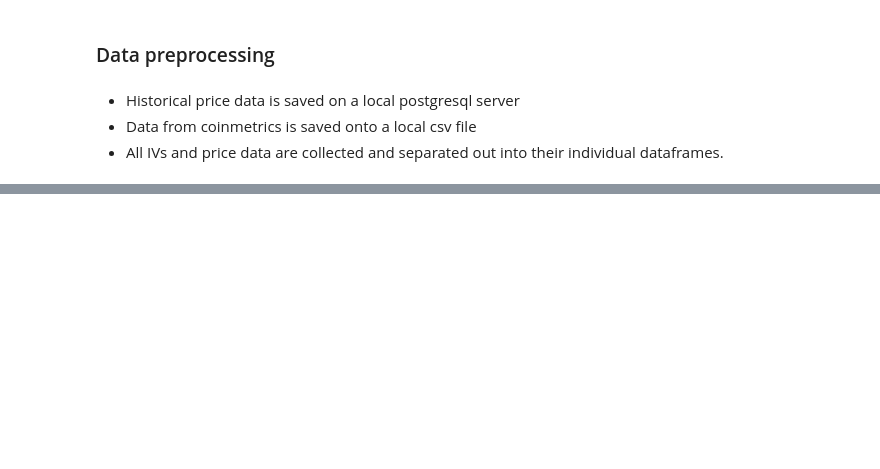
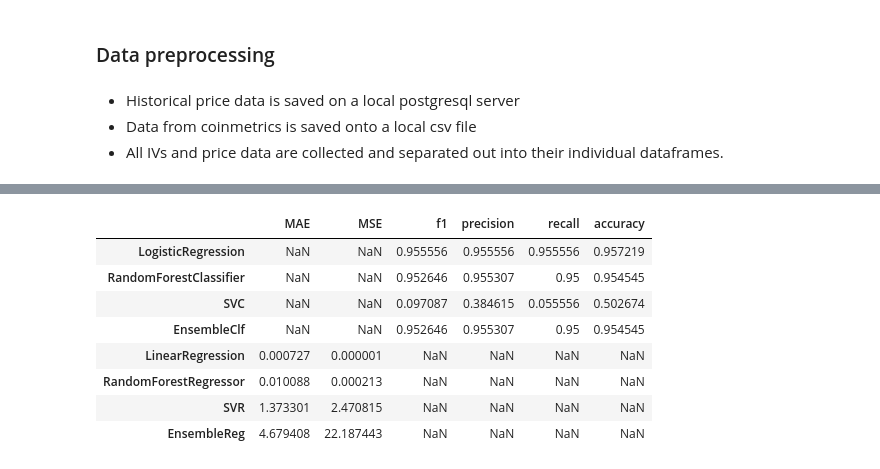
Before and after one commit to IanLDias/Portfolio, a Jupyter notebook: _notebooks/2021-05-27-CryptoML.ipynb, the cells around one changed output, grey strips where cells are left out. Cells and saved outputs as stored; diff of their text form; code cells hidden in the pictures; blank space fills up the shorter version.

```diff
--- a/_notebooks/2021-05-27-CryptoML.ipynb
+++ b/_notebooks/2021-05-27-CryptoML.ipynb
@@ -41,0 +362,15 @@ https://www.cryptocompare.com/
+# %%
+#---- Ethereum----
+test_2 = model_pipeline(eth)
+summary_eth = test_2.make_dataframe()
+summary_eth
+# %% [output]
+|  | MAE | MSE | f1 | precision | recall | accuracy |
+| LogisticRegression | NaN | NaN | 0.955556 | 0.955556 | 0.955556 | 0.957219 |
+| RandomForestClassifier | NaN | NaN | 0.952646 | 0.955307 | 0.95 | 0.954545 |
+| SVC | NaN | NaN | 0.097087 | 0.384615 | 0.055556 | 0.502674 |
+| EnsembleClf | NaN | NaN | 0.952646 | 0.955307 | 0.95 | 0.954545 |
+| LinearRegression | 0.000727 | 0.000001 | NaN | NaN | NaN | NaN |
+| RandomForestRegressor | 0.010088 | 0.000213 | NaN | NaN | NaN | NaN |
+| SVR | 1.373301 | 2.470815 | NaN | NaN | NaN | NaN |
+| EnsembleReg | 4.679408 | 22.187443 | NaN | NaN | NaN | NaN |
```
Also changed, not shown: parts of 28 cells of this notebook.
